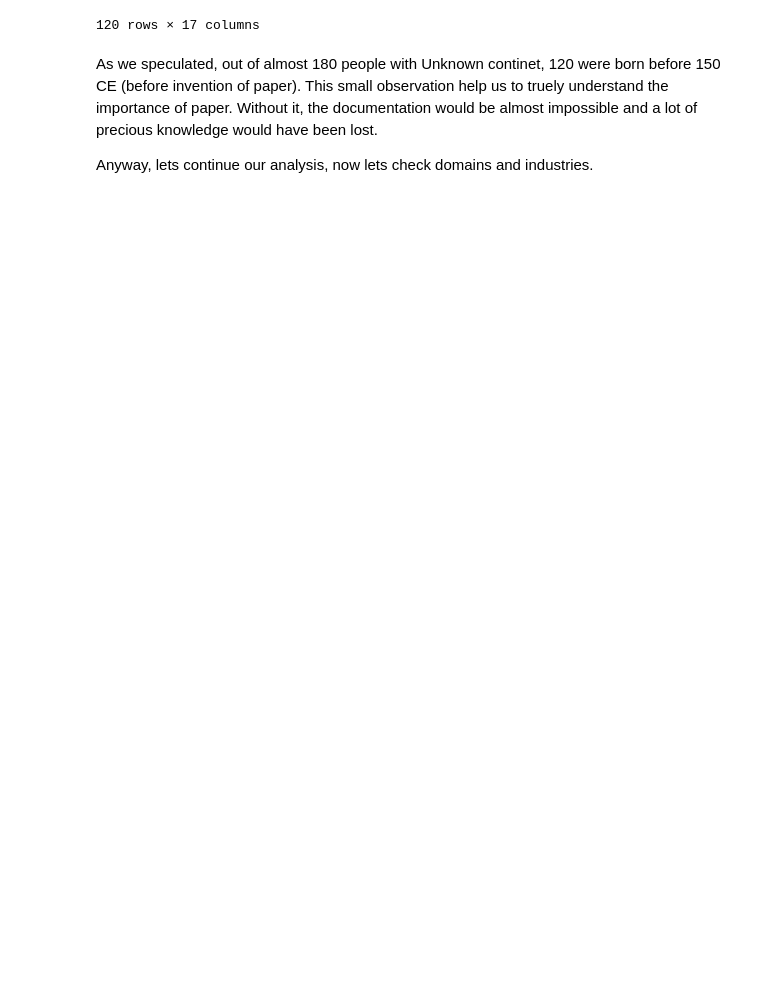
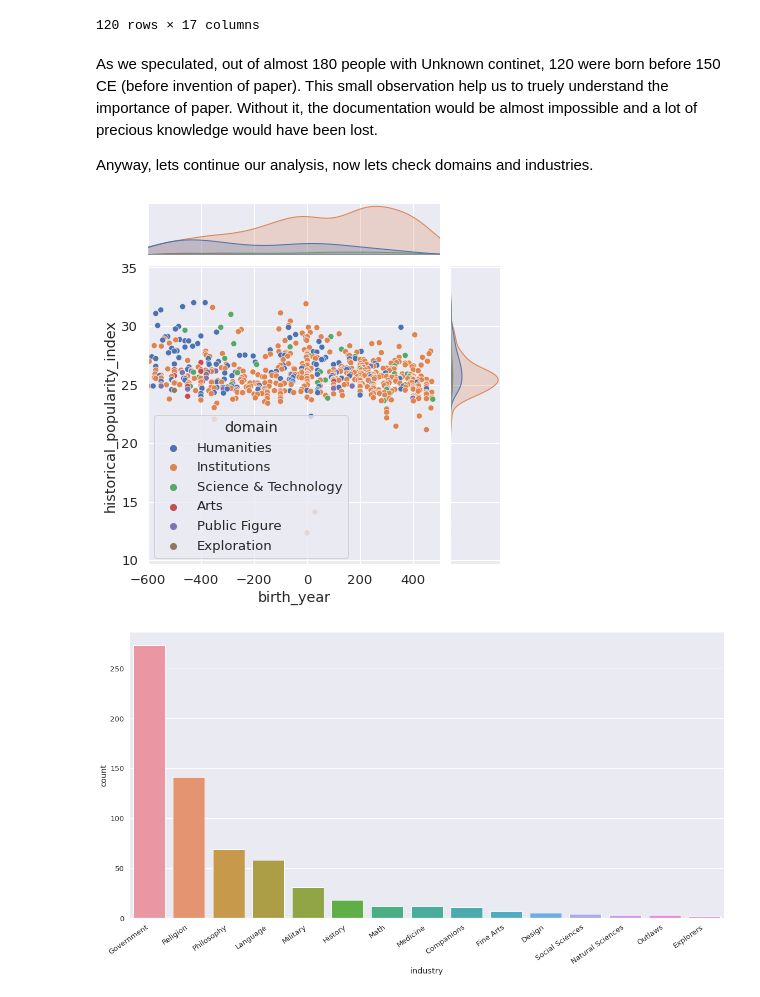
Before and after one commit to ShubhamBhut/Project-Insight, a Jupyter notebook: pantheon.ipynb, the cells around one changed output. Saved outputs shown, nothing was run; the diff lists cells and outputs as text; code cells hidden in the pictures; blank space fills up the shorter version.

```diff
--- a/pantheon.ipynb
+++ b/pantheon.ipynb
@@ -495,3 +435,14 @@ df_classical.loc[(df_classical['birth_year'] < 150) & (df_classical['continent']
 As we speculated, out of almost 180 people with Unknown continet, 120 were born before 150 CE (before invention of paper). This small observation help us to truely understand the importance of paper. Without it, the documentation would be almost impossible and a lot of precious knowledge would have been lost.
 
 Anyway, lets continue our analysis, now lets check domains and industries.
+# %%
+sns.jointplot(x='birth_year', y='historical_popularity_index', data=df_classical, hue="domain", xlim=[-600,500])
+
+plt.figure(figsize=(16,9))
+ax1=sns.countplot(x = 'industry', data = df_classical, order=df_classical.industry.value_counts().iloc[:15].index)
+ax1.set_xticklabels(ax1.get_xticklabels(), rotation=35, horizontalalignment='right')
+plt.tight_layout()
+plt.show()
+# %% [output]
+[figure, added]
+[figure, added]
```
Also changed, not shown: parts of 16 cells of this notebook.
